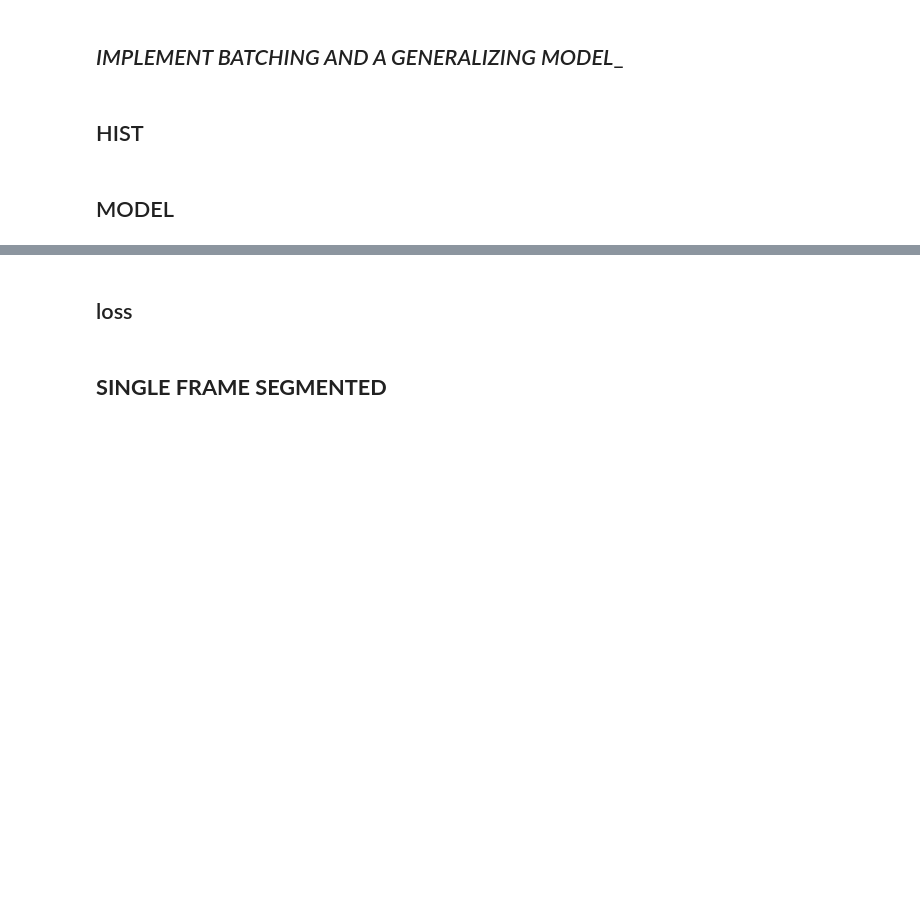
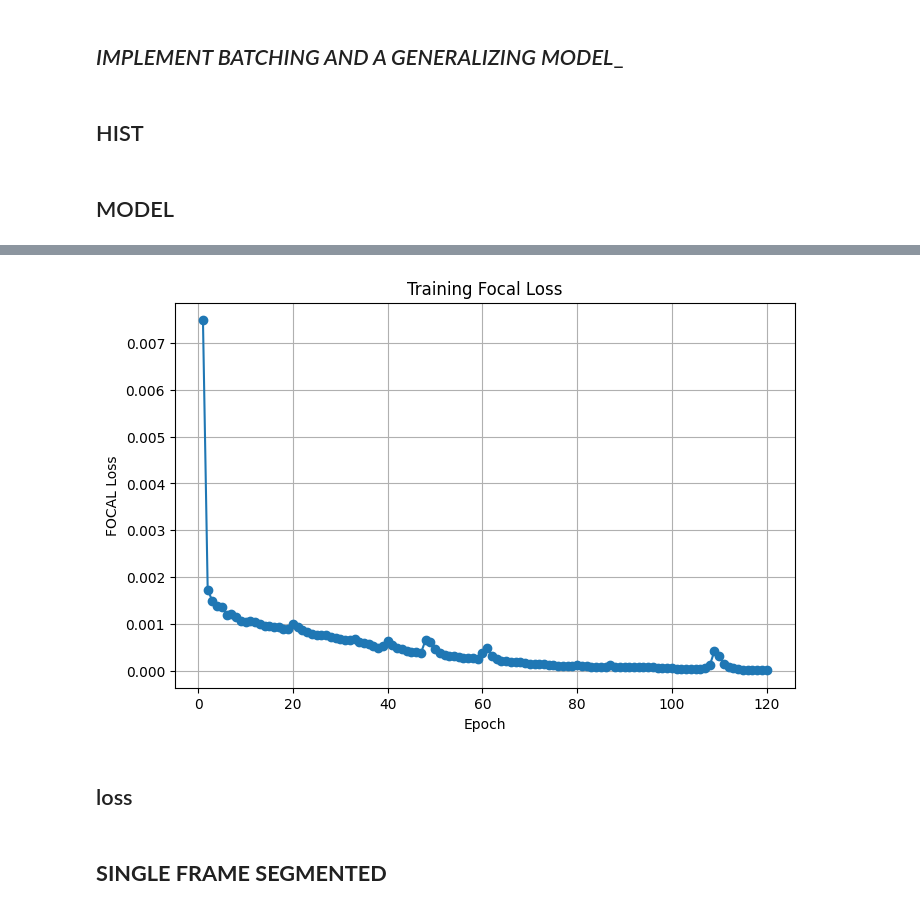
Before and after one commit to lambione/ETH-KAGGLE-COMPETITIONS-AML, a Jupyter notebook: PROJECT_2/unet_training.ipynb, the cells around one changed output, grey strips where cells are left out. Drawn from its saved outputs; the diff is of its cells as text; code cells hidden in the pictures; blank space fills up the shorter version.

```diff
--- a/PROJECT_2/unet_training.ipynb
+++ b/PROJECT_2/unet_training.ipynb
@@ -560,7 +585,7 @@ class MitralDataset(Dataset):
         # plt.imshow(frame_curr, cmap='gray')
         # plt.title('Original frame')
 
-        # plt.subplot(1,2,2)
+        # plt.subplot(1,1,1)
         # plt.imshow(frame.numpy(), cmap='gray')
         # plt.title("Enhanced image")
 
@@ -576,16 +601,6 @@ class MitralDataset(Dataset):
 
         # NOTE: this is a torch [H,W]
         # frame = torch.Tensor(equalized)
-
-        if self.augment and view_id == 1:
-            if random.random() > 0.5:
-                frame = torch.flip(frame, dims=[-1])
-                mask  = torch.flip(mask, dims=[-1])
-            if random.random() > 0.5:
-                frame = torch.flip(frame, dims=[-2])
-                mask  = torch.flip(mask, dims=[-2])
-            if random.random() > 0.5:
-                frame, mask = elastic_deformation(frame, mask, alpha=34, sigma=4)
 
         # print('after', type(frame), frame.shape)
 
@@ -677,0 +673,75 @@ Epoch 299: loss=0.0000
+# %%
+model = ResUNet(
+    in_channels=1,
+    base_channels=32,
+    n_class=1,
+    kernel_size=5,
+    stride=1,
+    padding=2,
+    apply_sigmoid=False
+)
+
+
+optimizer = optim.Adam(model.parameters(), lr=1e-3)
+scheduler = torch.optim.lr_scheduler.ReduceLROnPlateau(
+    optimizer,
+    mode='min',
+    factor=0.5,
+    patience=6,
+    min_lr=1e-6,
+)
+
+
+epochs = 120
+epoch_losses = []
+model = model.cuda()
+
+early_stop_patience = 15
+best_loss = float("inf")
+epochs_no_improve = 0
+
+
+for epoch in range(epochs):
+    model.train()
+    running_loss = 0.0
+    for frame,mask in train_loader:
+        frame = frame.cuda()
+        mask = mask.cuda()
+        optimizer.zero_grad()
+        out = model(frame)
+        loss = sigmoid_focal_loss(out,mask, reduction='mean')
+        # loss = dice_focal_loss(out, mask)
+        loss.backward()
+        optimizer.step()
+        running_loss += loss.item()
+
+    epoch_loss = running_loss / len(train_loader)
+    scheduler.step(epoch_loss)
+
+    if epoch_loss < best_loss - 1e-6:
+        best_loss = epoch_loss
+        epochs_no_improve = 0
+        best_weights = model.state_dict()
+        torch.save(model, "unet_33.pt")
+    else:
+        epochs_no_improve += 1
+
+    epoch_losses.append(epoch_loss)
+    print(
+        f"Epoch {epoch}: "
+        f"loss={epoch_loss:.6f}, "
+        f"no_improve={epochs_no_improve}"
+    )
+
+    if epochs_no_improve >= early_stop_patience:
+        print("Early stopped")
+        break
+
+plt.figure(figsize=(8, 5))
+plt.plot(range(1, len(epoch_losses) + 1), epoch_losses, marker='o')
+plt.xlabel("Epoch")
+plt.ylabel("FOCAL Loss")
+plt.title("Training Focal Loss")
+plt.grid(True)
+plt.show()
+# %% [output]
@@ -678,2 +765,3 @@ Epoch 299: loss=0.0000
+[figure, added]
 # %% [markdown]
 ## loss
```
Also changed, not shown: parts of 33 cells of this notebook.
